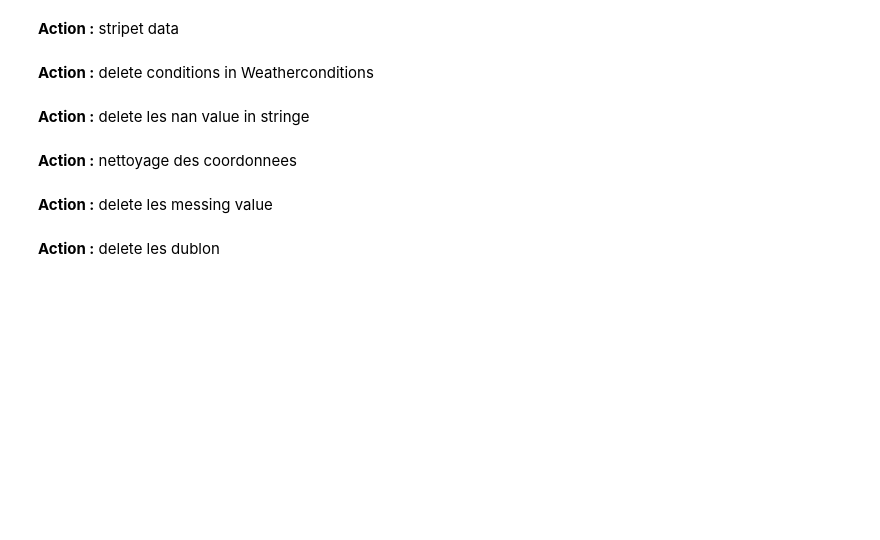
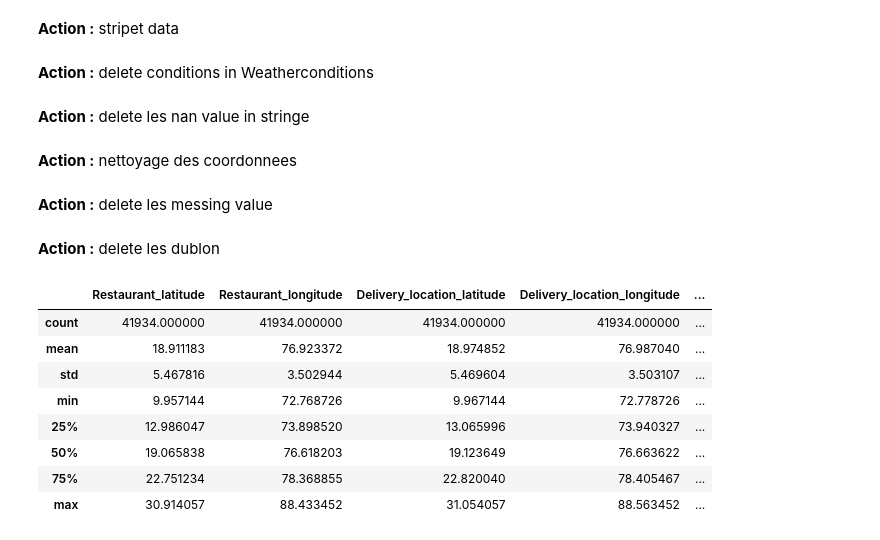
Before and after one commit to abderrazakerrifaouy/DeliveryETA-, a Jupyter notebook: notebooks/data_cleaning.ipynb, the cells around one changed output. Drawn from its saved outputs; the diff is of its cells as text; code cells hidden in the pictures; blank space fills up the shorter version.

```diff
--- a/notebooks/data_cleaning.ipynb
+++ b/notebooks/data_cleaning.ipynb
@@ -121,3 +121,15 @@ df.to_csv(CLEAN_PATH, index=False)
 
 df = df.drop_duplicates()
 df.to_csv(CLEAN_PATH, index=False)
+# %%
+df.describe()
+# %% [output]
+|  | Restaurant_latitude | Restaurant_longitude | Delivery_location_latitude | Delivery_location_longitude | ... |
+| count | 41934.000000 | 41934.000000 | 41934.000000 | 41934.000000 | ... |
+| mean | 18.911183 | 76.923372 | 18.974852 | 76.987040 | ... |
+| std | 5.467816 | 3.502944 | 5.469604 | 3.503107 | ... |
+| min | 9.957144 | 72.768726 | 9.967144 | 72.778726 | ... |
+| 25% | 12.986047 | 73.898520 | 13.065996 | 73.940327 | ... |
+| 50% | 19.065838 | 76.618203 | 19.123649 | 76.663622 | ... |
+| 75% | 22.751234 | 78.368855 | 22.820040 | 78.405467 | ... |
+| max | 30.914057 | 88.433452 | 31.054057 | 88.563452 | ... |
```
Also changed, not shown: 1 other file.
